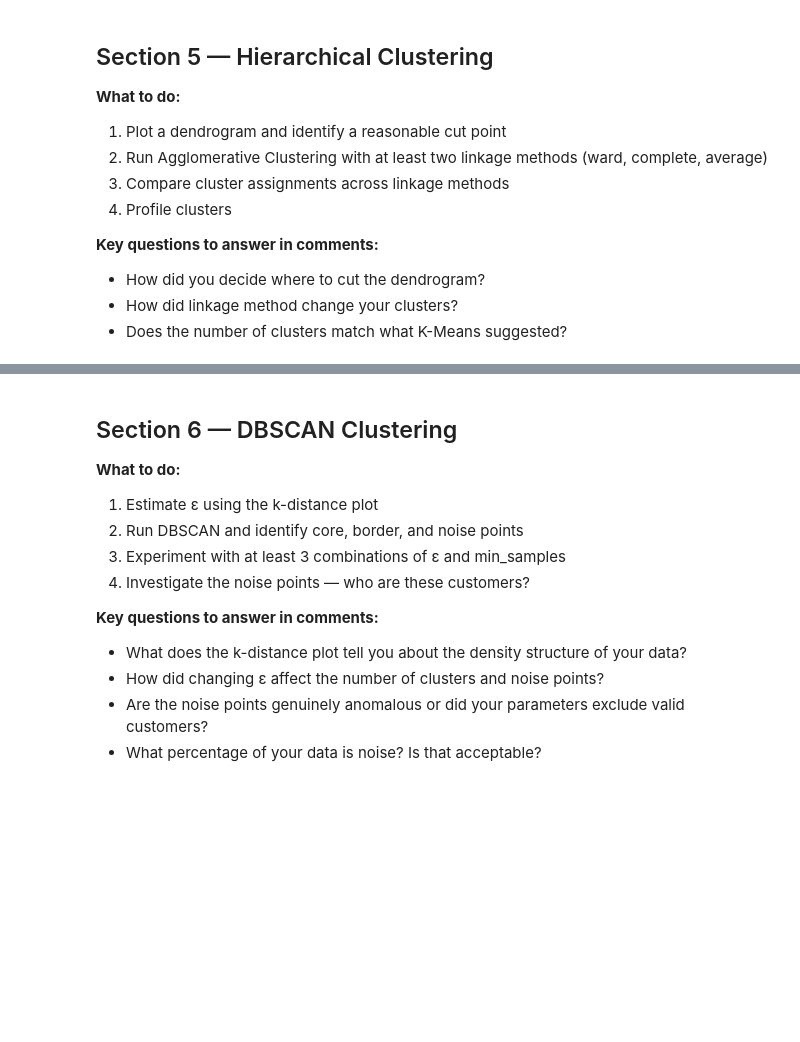
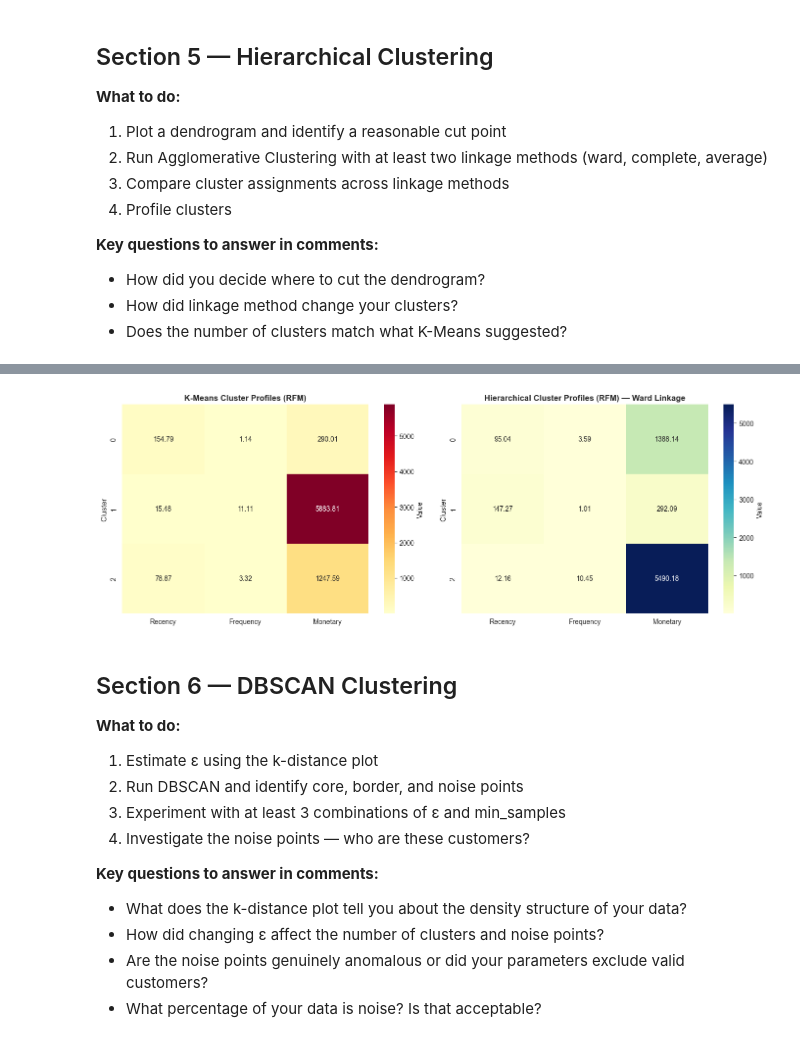
Before and after one commit to CodexAarogya/Fusemachines-Assignments, a Jupyter notebook: week-7/Assignment/Week_7_Clustering_Assignment.ipynb, the cells around one changed output, grey strips where cells are left out. Saved outputs shown, nothing was run; the diff lists cells and outputs as text; code cells hidden in the pictures; blank space fills up the shorter version.

```diff
--- a/week-7/Assignment/Week_7_Clustering_Assignment.ipynb
+++ b/week-7/Assignment/Week_7_Clustering_Assignment.ipynb
@@ -765,0 +778,28 @@ print(customer_df['Hierarchical_Alt'].value_counts())
+# %%
+# ── Step 2: Fit Agglomerative Clustering with Multiple Linkage Methods ──────
+# Compare ward, average, complete, and single linkage methods
+
+N_CLUSTERS_HIER = 3
+
+# Fit models with different linkage methods
+linkage_methods = ['ward', 'average', 'complete', 'single']
+hier_models = {}
+hier_labels_dict = {}
+
+for method in linkage_methods:
+    hier_models[method] = AgglomerativeClustering(
+        n_clusters=N_CLUSTERS_HIER,
+        linkage=method
+    )
+    hier_labels_dict[method] = hier_models[method].fit_predict(X_scaled)
+
+# Assign labels to customer_df for each linkage method
+for method in linkage_methods:
+    customer_df[f'Hierarchical_{method}'] = hier_labels_dict[method]
+
+# ── Compare cluster counts across all linkage methods ──────────────────────
+print("Cluster Distribution by Linkage Method:\n")
+for method in linkage_methods:
+    print(f"{method.upper()} Linkage:")
+    print(customer_df[f'Hierarchical_{method}'].value_counts().sort_index())
+    print()
@@ -774,3 +910,22 @@ print(hier_profile)
+# %%
+# Create a heatmap comparing K-Means and Hierarchical cluster profiles
+
+fig, axes = plt.subplots(1, 2, figsize=(14, 5))
+
+# K-Means heatmap
+sns.heatmap(kmeans_profile, annot=True, fmt='.2f', cmap='YlOrRd', ax=axes[0], cbar_kws={'label': 'Value'})
+axes[0].set_title('K-Means Cluster Profiles (RFM)', fontsize=12, fontweight='bold')
+axes[0].set_ylabel('Cluster', fontsize=11)
+
+# Hierarchical heatmap
+sns.heatmap(hier_profile, annot=True, fmt='.2f', cmap='YlGnBu', ax=axes[1], cbar_kws={'label': 'Value'})
+axes[1].set_title('Hierarchical Cluster Profiles (RFM) — Ward Linkage', fontsize=12, fontweight='bold')
+axes[1].set_ylabel('Cluster', fontsize=11)
+
+plt.tight_layout()
+plt.show()
+# %% [output]
+[figure, added]
 # %% [markdown]
 ## Section 6 — DBSCAN Clustering
 
```
Also changed, not shown: parts of 15 cells of this notebook.
